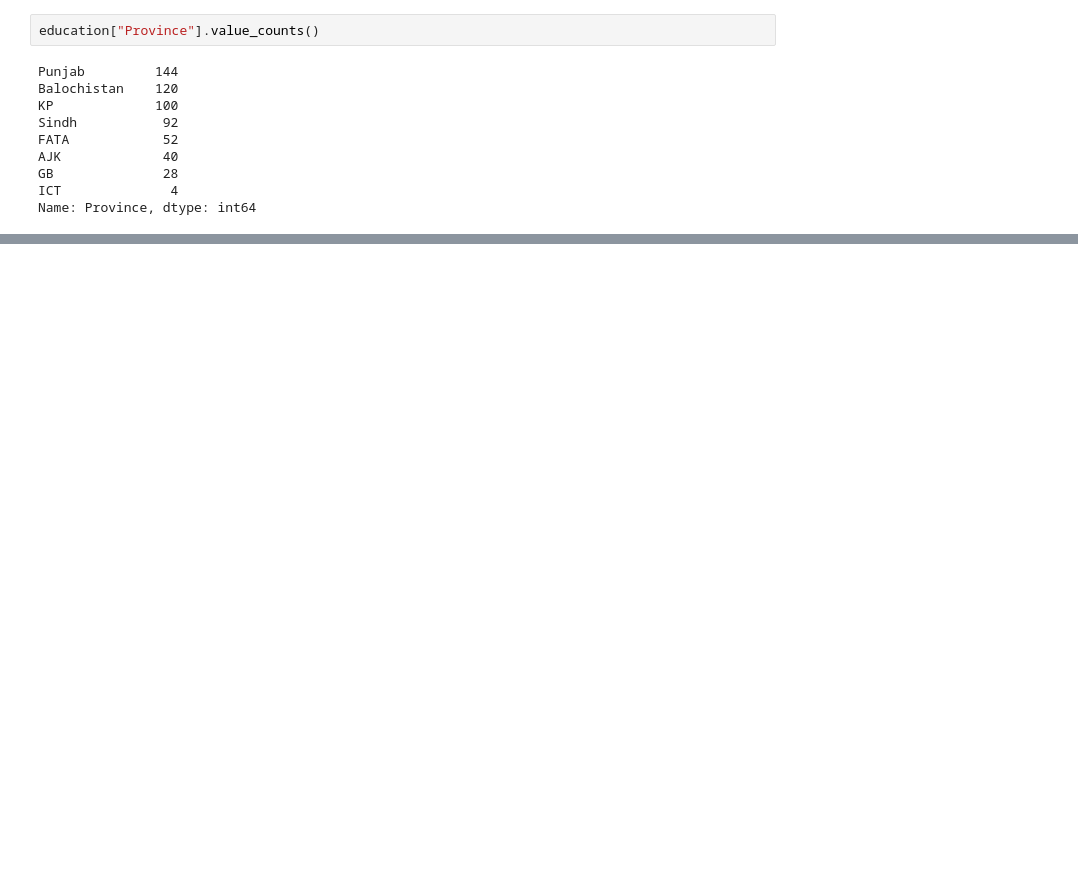
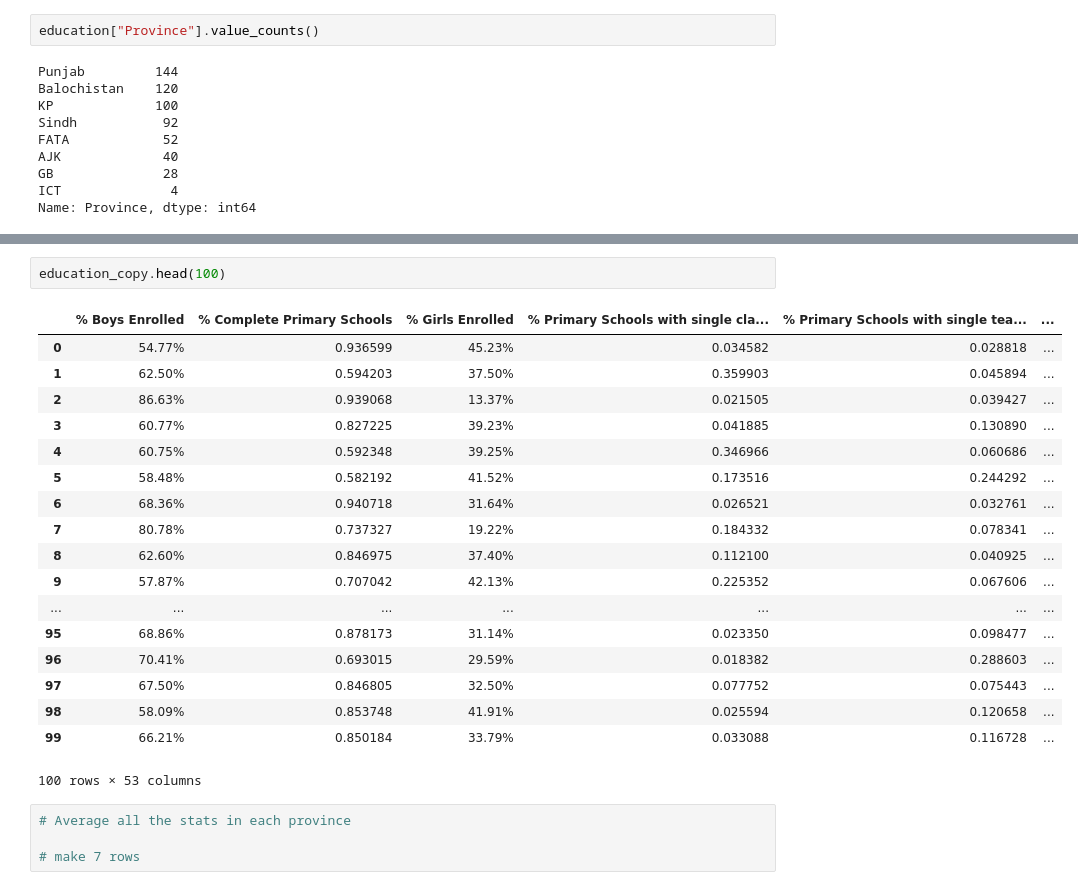
Before and after one commit to Kitshua/MLProject, a Jupyter notebook: Education.ipynb, the cells around one changed output, grey strips where cells are left out. Drawn from its saved outputs; the diff is of its cells as text; blank space fills up the shorter version.

```diff
--- a/Education.ipynb
+++ b/Education.ipynb
@@ -42,0 +110,25 @@ Name: Province, dtype: int64
+# %%
+education_copy.head(100)
+# %% [output]
+|  | % Boys Enrolled | % Complete Primary Schools | % Girls Enrolled | % Primary Schools with single cla... | % Primary Schools with single tea... | ... |
+| 0 | 54.77% | 0.936599 | 45.23% | 0.034582 | 0.028818 | ... |
+| 1 | 62.50% | 0.594203 | 37.50% | 0.359903 | 0.045894 | ... |
+| 2 | 86.63% | 0.939068 | 13.37% | 0.021505 | 0.039427 | ... |
+| 3 | 60.77% | 0.827225 | 39.23% | 0.041885 | 0.130890 | ... |
+| 4 | 60.75% | 0.592348 | 39.25% | 0.346966 | 0.060686 | ... |
+| 5 | 58.48% | 0.582192 | 41.52% | 0.173516 | 0.244292 | ... |
+| 6 | 68.36% | 0.940718 | 31.64% | 0.026521 | 0.032761 | ... |
+| 7 | 80.78% | 0.737327 | 19.22% | 0.184332 | 0.078341 | ... |
+| 8 | 62.60% | 0.846975 | 37.40% | 0.112100 | 0.040925 | ... |
+| 9 | 57.87% | 0.707042 | 42.13% | 0.225352 | 0.067606 | ... |
+| ... | ... | ... | ... | ... | ... | ... |
+| 95 | 68.86% | 0.878173 | 31.14% | 0.023350 | 0.098477 | ... |
+| 96 | 70.41% | 0.693015 | 29.59% | 0.018382 | 0.288603 | ... |
+| 97 | 67.50% | 0.846805 | 32.50% | 0.077752 | 0.075443 | ... |
+| 98 | 58.09% | 0.853748 | 41.91% | 0.025594 | 0.120658 | ... |
+| 99 | 66.21% | 0.850184 | 33.79% | 0.033088 | 0.116728 | ... |
+100 rows × 53 columns
+# %%
+# Average all the stats in each province
+
+# make 7 rows
```
Also changed, not shown: parts of 8 cells of this notebook, 1 other file.
